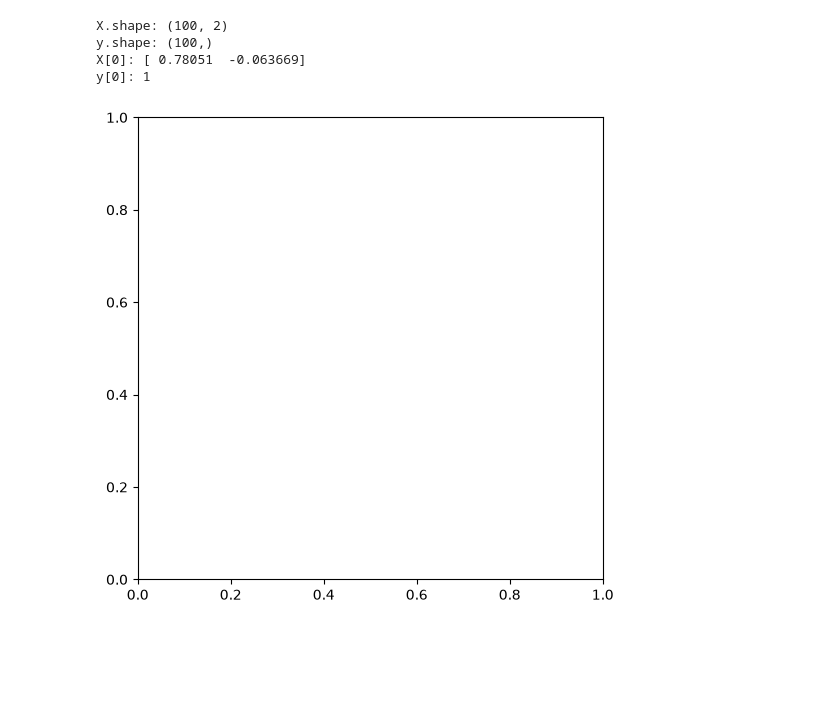
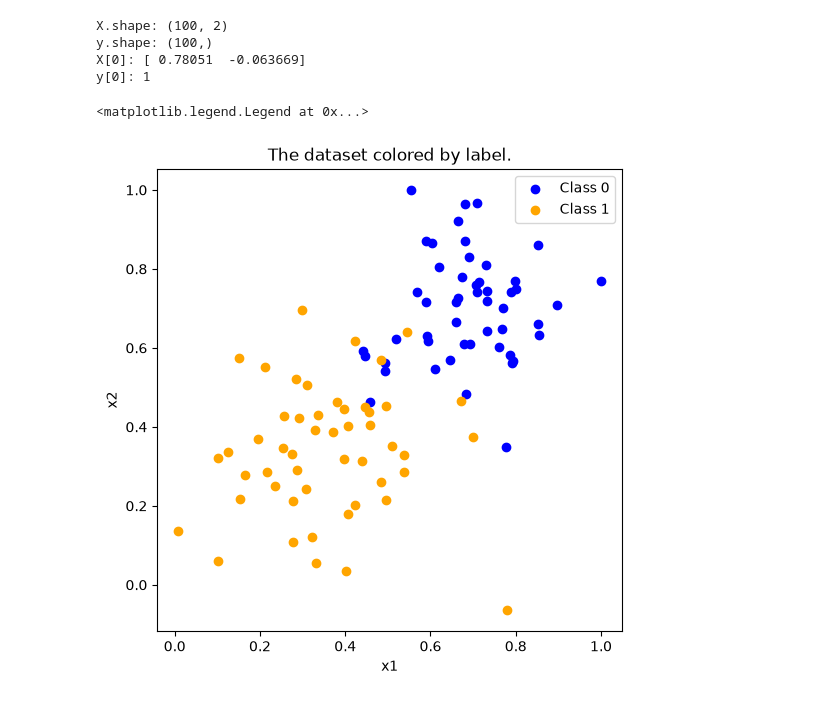
Before and after one commit to Jordanbailey-csci/Perceptron, a Jupyter notebook: Assignment_6/perceptron.ipynb, the cells around one changed output. Saved outputs shown, nothing was run; the diff lists cells and outputs as text; code cells hidden in the pictures; blank space fills up the shorter version.

Commit message:
Adding scatter plots and labels

```diff
--- a/Assignment_6/perceptron.ipynb
+++ b/Assignment_6/perceptron.ipynb
@@ -61,6 +61,36 @@ y[0]: 1
 # %%
 # Scatter plot
 # https://matplotlib.org/stable/users/explain/quick_start.html
+# https://matplotlib.org/stable/api/_as_gen/matplotlib.axes.Axes.set_xlabel.html
 fig, ax = plt.subplots(figsize=(6,6))
+
+# label 0
+mask0 = (y == 0)
+
+# label 1
+mask1 = (y == 1)
+
+# Scatter for label 0 points
+ax.scatter(
+    X[mask0,0],
+    X[mask0,1],
+    color='blue',
+    label='Class 0',
+)
+
+# Scatter for label 1 points
+ax.scatter(
+    X[mask1,0],
+    X[mask1,1],
+    color='orange',
+    label='Class 1',
+)
+
+# Axes lables, title, legend
+ax.set_xlabel("x1")
+ax.set_ylabel("x2")
+ax.set_title("The dataset colored by label.")
+ax.legend()
 # %% [output]
+<matplotlib.legend.Legend at 0x...>
-[figure, old version]
+[figure, new version]
```
